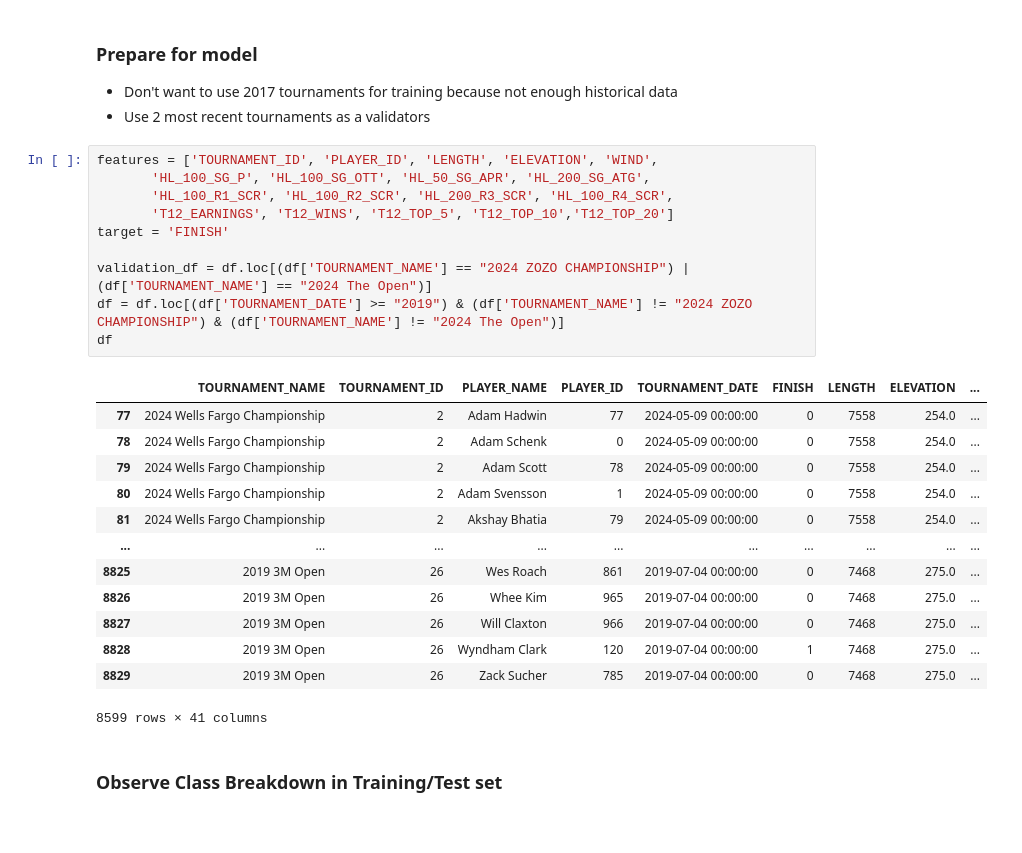
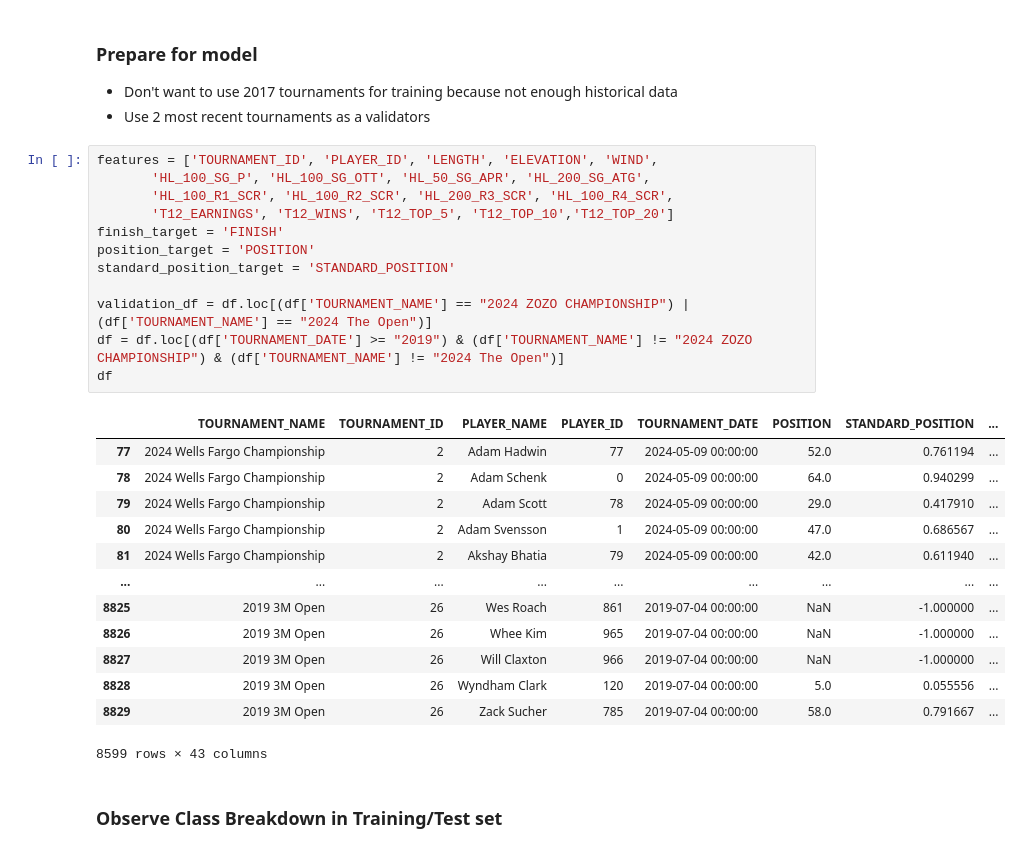
Before and after one commit to nickospelt/PGA_Score_Predictor, a Jupyter notebook: Model Development/tournament_winner_classification.ipynb, the cells around one changed output. Saved outputs shown, nothing was run; the diff lists cells and outputs as text.

Commit message:
Tried to model against position in tournament not finishing group. Found that exponentially weighting the historical data is producing effective enough estimates for strokes gained and score values.

```diff
--- a/Model Development/tournament_winner_classification.ipynb
+++ b/Model Development/tournament_winner_classification.ipynb
@@ -43,27 +43,29 @@ df
 # %%
 features = ['TOURNAMENT_ID', 'PLAYER_ID', 'LENGTH', 'ELEVATION', 'WIND',
        'HL_100_SG_P', 'HL_100_SG_OTT', 'HL_50_SG_APR', 'HL_200_SG_ATG',
        'HL_100_R1_SCR', 'HL_100_R2_SCR', 'HL_200_R3_SCR', 'HL_100_R4_SCR',
        'T12_EARNINGS', 'T12_WINS', 'T12_TOP_5', 'T12_TOP_10','T12_TOP_20']
-target = 'FINISH'
+finish_target = 'FINISH'
+position_target = 'POSITION'
+standard_position_target = 'STANDARD_POSITION'
 
 validation_df = df.loc[(df['TOURNAMENT_NAME'] == "2024 ZOZO CHAMPIONSHIP") | (df['TOURNAMENT_NAME'] == "2024 The Open")]
 df = df.loc[(df['TOURNAMENT_DATE'] >= "2019") & (df['TOURNAMENT_NAME'] != "2024 ZOZO CHAMPIONSHIP") & (df['TOURNAMENT_NAME'] != "2024 The Open")]
 df
 # %% [output]
-|  | TOURNAMENT_NAME | TOURNAMENT_ID | PLAYER_NAME | PLAYER_ID | TOURNAMENT_DATE | FINISH | LENGTH | ELEVATION | ... |
-| 77 | 2024 Wells Fargo Championship | 2 | Adam Hadwin | 77 | 2024-05-09 00:00:00 | 0 | 7558 | 254.0 | ... |
-| 78 | 2024 Wells Fargo Championship | 2 | Adam Schenk | 0 | 2024-05-09 00:00:00 | 0 | 7558 | 254.0 | ... |
-| 79 | 2024 Wells Fargo Championship | 2 | Adam Scott | 78 | 2024-05-09 00:00:00 | 0 | 7558 | 254.0 | ... |
-| 80 | 2024 Wells Fargo Championship | 2 | Adam Svensson | 1 | 2024-05-09 00:00:00 | 0 | 7558 | 254.0 | ... |
-| 81 | 2024 Wells Fargo Championship | 2 | Akshay Bhatia | 79 | 2024-05-09 00:00:00 | 0 | 7558 | 254.0 | ... |
-| ... | ... | ... | ... | ... | ... | ... | ... | ... | ... |
-| 8825 | 2019 3M Open | 26 | Wes Roach | 861 | 2019-07-04 00:00:00 | 0 | 7468 | 275.0 | ... |
-| 8826 | 2019 3M Open | 26 | Whee Kim | 965 | 2019-07-04 00:00:00 | 0 | 7468 | 275.0 | ... |
-| 8827 | 2019 3M Open | 26 | Will Claxton | 966 | 2019-07-04 00:00:00 | 0 | 7468 | 275.0 | ... |
-| 8828 | 2019 3M Open | 26 | Wyndham Clark | 120 | 2019-07-04 00:00:00 | 1 | 7468 | 275.0 | ... |
-| 8829 | 2019 3M Open | 26 | Zack Sucher | 785 | 2019-07-04 00:00:00 | 0 | 7468 | 275.0 | ... |
+|  | TOURNAMENT_NAME | TOURNAMENT_ID | PLAYER_NAME | PLAYER_ID | TOURNAMENT_DATE | POSITION | STANDARD_POSITION | ... |
+| 77 | 2024 Wells Fargo Championship | 2 | Adam Hadwin | 77 | 2024-05-09 00:00:00 | 52.0 | 0.761194 | ... |
+| 78 | 2024 Wells Fargo Championship | 2 | Adam Schenk | 0 | 2024-05-09 00:00:00 | 64.0 | 0.940299 | ... |
+| 79 | 2024 Wells Fargo Championship | 2 | Adam Scott | 78 | 2024-05-09 00:00:00 | 29.0 | 0.417910 | ... |
+| 80 | 2024 Wells Fargo Championship | 2 | Adam Svensson | 1 | 2024-05-09 00:00:00 | 47.0 | 0.686567 | ... |
+| 81 | 2024 Wells Fargo Championship | 2 | Akshay Bhatia | 79 | 2024-05-09 00:00:00 | 42.0 | 0.611940 | ... |
+| ... | ... | ... | ... | ... | ... | ... | ... | ... |
+| 8825 | 2019 3M Open | 26 | Wes Roach | 861 | 2019-07-04 00:00:00 | NaN | -1.000000 | ... |
+| 8826 | 2019 3M Open | 26 | Whee Kim | 965 | 2019-07-04 00:00:00 | NaN | -1.000000 | ... |
+| 8827 | 2019 3M Open | 26 | Will Claxton | 966 | 2019-07-04 00:00:00 | NaN | -1.000000 | ... |
+| 8828 | 2019 3M Open | 26 | Wyndham Clark | 120 | 2019-07-04 00:00:00 | 5.0 | 0.055556 | ... |
+| 8829 | 2019 3M Open | 26 | Zack Sucher | 785 | 2019-07-04 00:00:00 | 58.0 | 0.791667 | ... |
-8599 rows × 41 columns
+8599 rows × 43 columns
 # %% [markdown]
 ### Observe Class Breakdown in Training/Test set
 # %%
```
Also changed, not shown: parts of 13 cells of this notebook, 4 other files.
